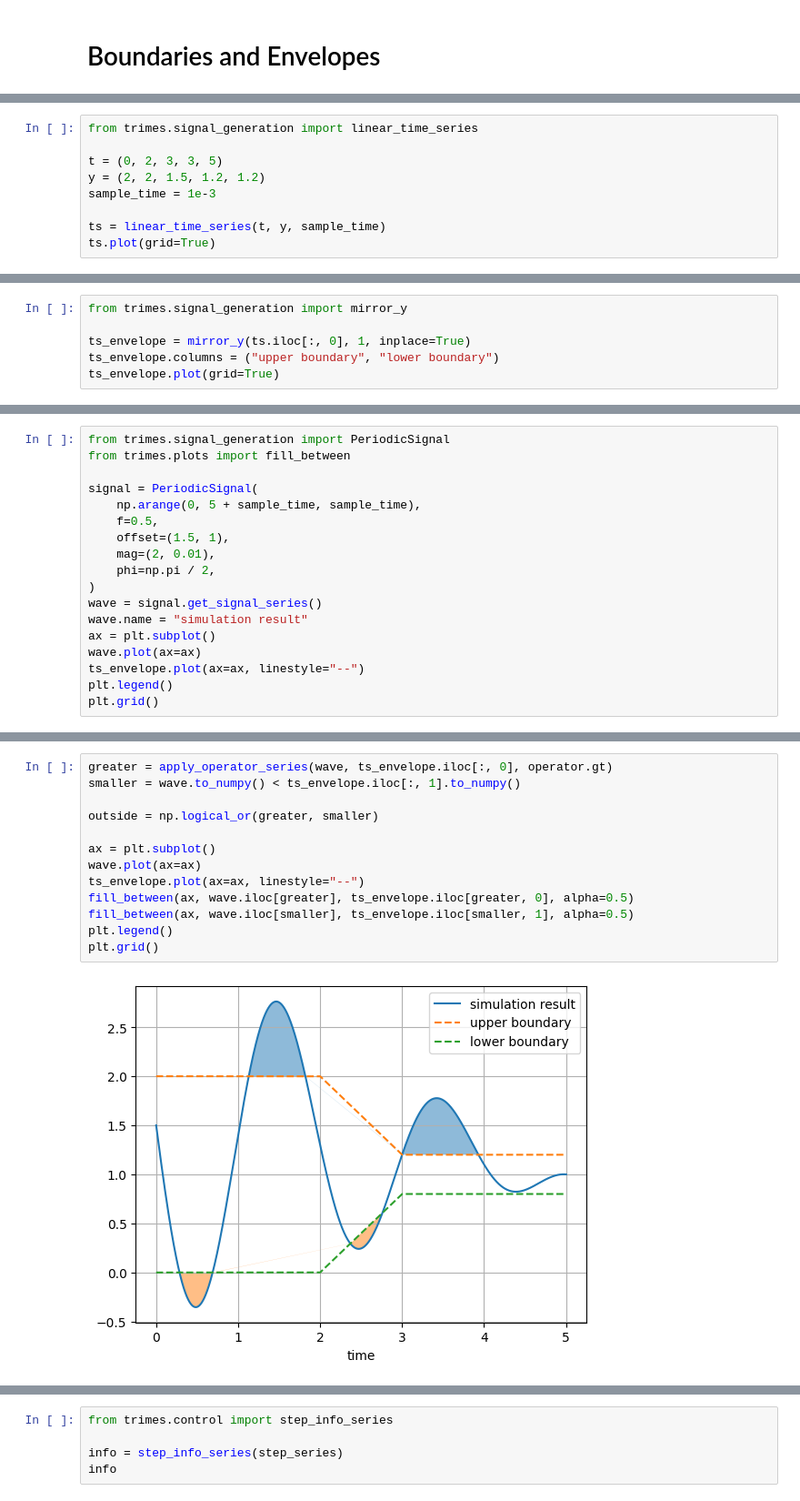
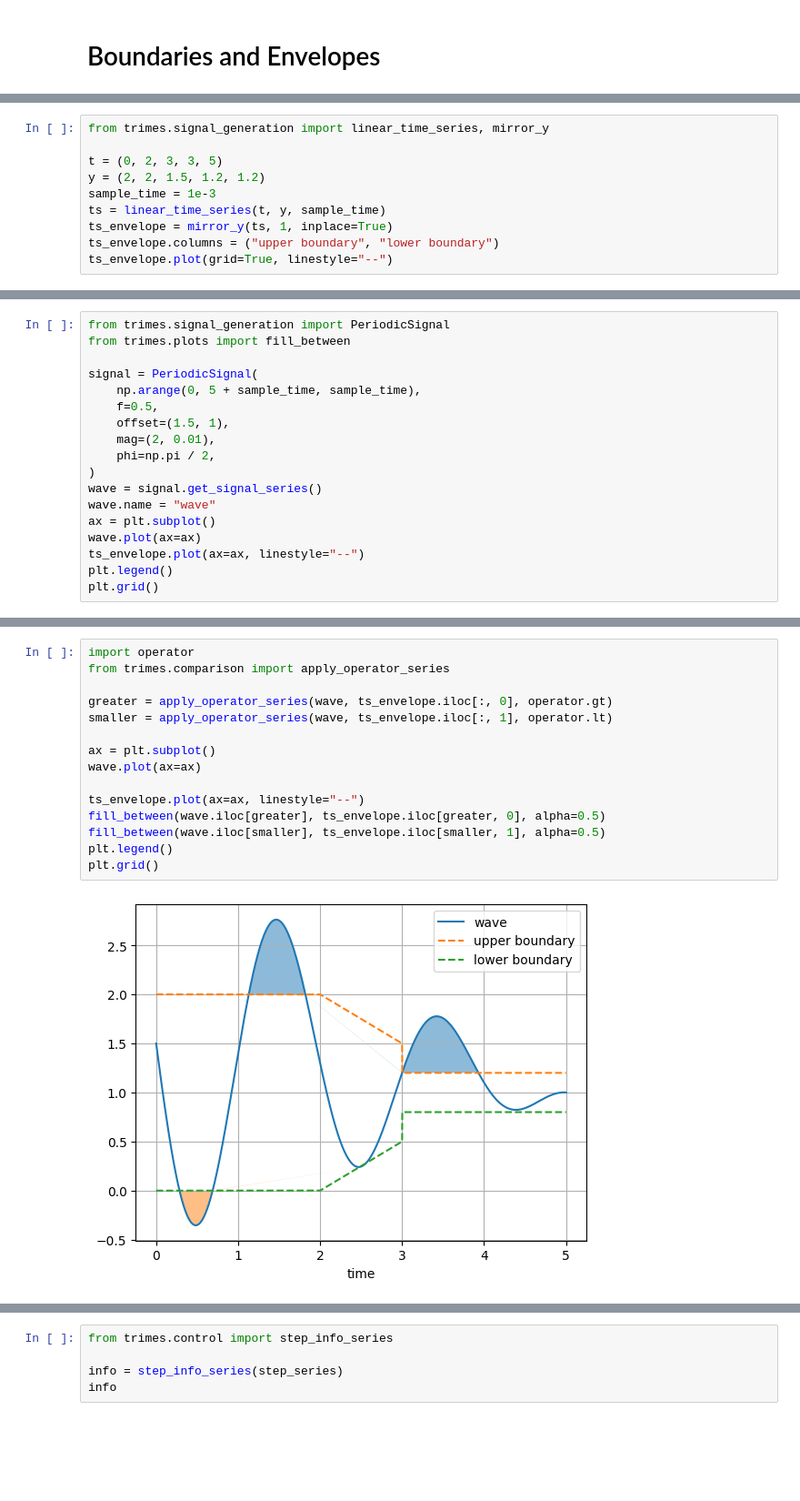
Before and after one commit to FraunhIEE-UniKassel-PowSysStability/trimes, a Jupyter notebook: tutorials/time_series_comparison.ipynb, the cells around one changed output, grey strips where cells are left out. Shown: that part at 91% size. Saved outputs shown, nothing was run; the diff lists cells and outputs as text; blank space fills up the shorter version.

```diff
--- a/tutorials/time_series_comparison.ipynb
+++ b/tutorials/time_series_comparison.ipynb
@@ -71,10 +86,11 @@ plt.grid()
 # %%
-from trimes.signal_generation import linear_time_series
+from trimes.signal_generation import linear_time_series, mirror_y
 
 t = (0, 2, 3, 3, 5)
 y = (2, 2, 1.5, 1.2, 1.2)
 sample_time = 1e-3
-
 ts = linear_time_series(t, y, sample_time)
-ts.plot(grid=True)
+ts_envelope = mirror_y(ts, 1, inplace=True)
+ts_envelope.columns = ("upper boundary", "lower boundary")
+ts_envelope.plot(grid=True, linestyle="--")
 # %% [output]
@@ -92,6 +98,0 @@ ts.plot(grid=True)
-# %%
-from trimes.signal_generation import mirror_y
-
-ts_envelope = mirror_y(ts.iloc[:, 0], 1, inplace=True)
-ts_envelope.columns = ("upper boundary", "lower boundary")
-ts_envelope.plot(grid=True)
@@ -110,7 +110,7 @@ signal = PeriodicSignal(
     phi=np.pi / 2,
 )
 wave = signal.get_signal_series()
-wave.name = "simulation result"
+wave.name = "wave"
 ax = plt.subplot()
 wave.plot(ax=ax)
 ts_envelope.plot(ax=ax, linestyle="--")
@@ -128,15 +133,17 @@ greater_df = apply_operator_df(ts_envelope, wave, operator.lt)
 # %%
+import operator
+from trimes.comparison import apply_operator_series
+
 greater = apply_operator_series(wave, ts_envelope.iloc[:, 0], operator.gt)
-smaller = wave.to_numpy() < ts_envelope.iloc[:, 1].to_numpy()
-
-outside = np.logical_or(greater, smaller)
+smaller = apply_operator_series(wave, ts_envelope.iloc[:, 1], operator.lt)
 
 ax = plt.subplot()
 wave.plot(ax=ax)
+
 ts_envelope.plot(ax=ax, linestyle="--")
-fill_between(ax, wave.iloc[greater], ts_envelope.iloc[greater, 0], alpha=0.5)
-fill_between(ax, wave.iloc[smaller], ts_envelope.iloc[smaller, 1], alpha=0.5)
+fill_between(wave.iloc[greater], ts_envelope.iloc[greater, 0], alpha=0.5)
+fill_between(wave.iloc[smaller], ts_envelope.iloc[smaller, 1], alpha=0.5)
 plt.legend()
 plt.grid()
 # %% [output]
-[figure, old version]
+[figure, new version]
```
Also changed, not shown: parts of 32 cells of this notebook, 9 other files.
